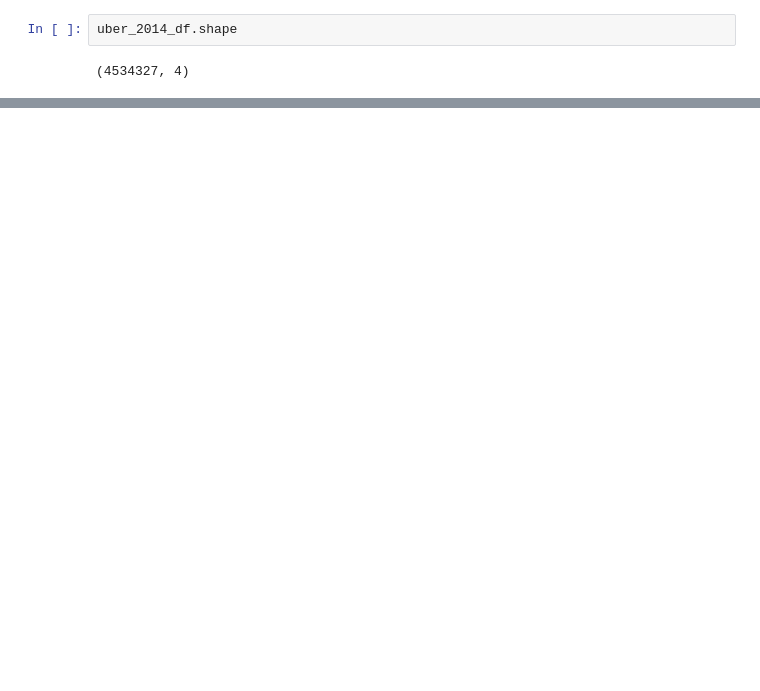
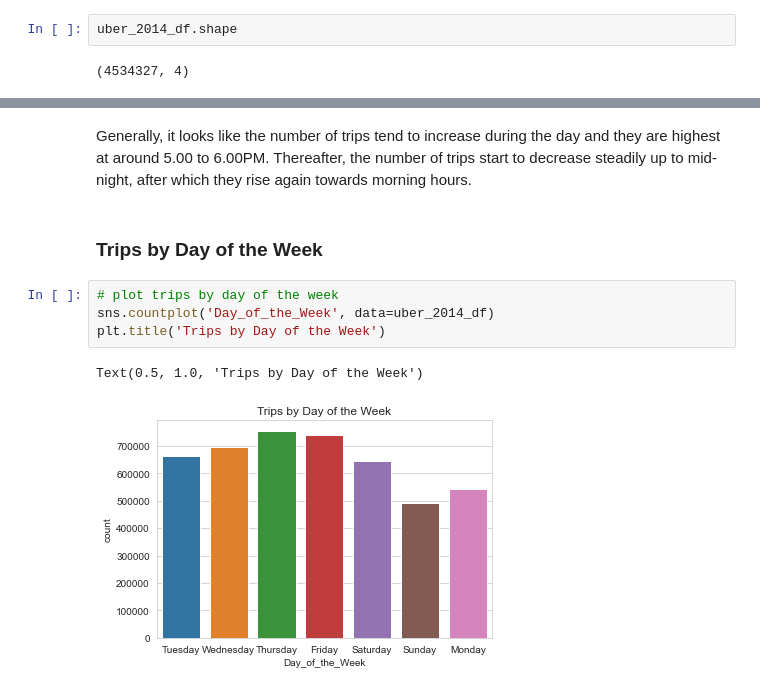
Before and after one commit to benkole01/Uber-Data-Analysis-Project, a Jupyter notebook: uber_data_analysis_project.ipynb, the cells around one changed output, grey strips where cells are left out. Cells and saved outputs as stored; diff of their text form; blank space fills up the shorter version.

```diff
--- a/uber_data_analysis_project.ipynb
+++ b/uber_data_analysis_project.ipynb
@@ -63,0 +194,11 @@ uber_2014_df.shape
+# %% [markdown]
+Generally, it looks like the number of trips tend to increase during the day and they are highest at around 5.00 to 6.00PM. Thereafter, the number of trips start to decrease steadily up to mid-night, after which they rise again towards morning hours.
+# %% [markdown]
+### Trips by Day of the Week
+# %%
+# plot trips by day of the week
+sns.countplot('Day_of_the_Week', data=uber_2014_df)
+plt.title('Trips by Day of the Week')
+# %% [output]
+Text(0.5, 1.0, 'Trips by Day of the Week')
+[figure, added]
```
Also changed, not shown: parts of 46 cells of this notebook.
